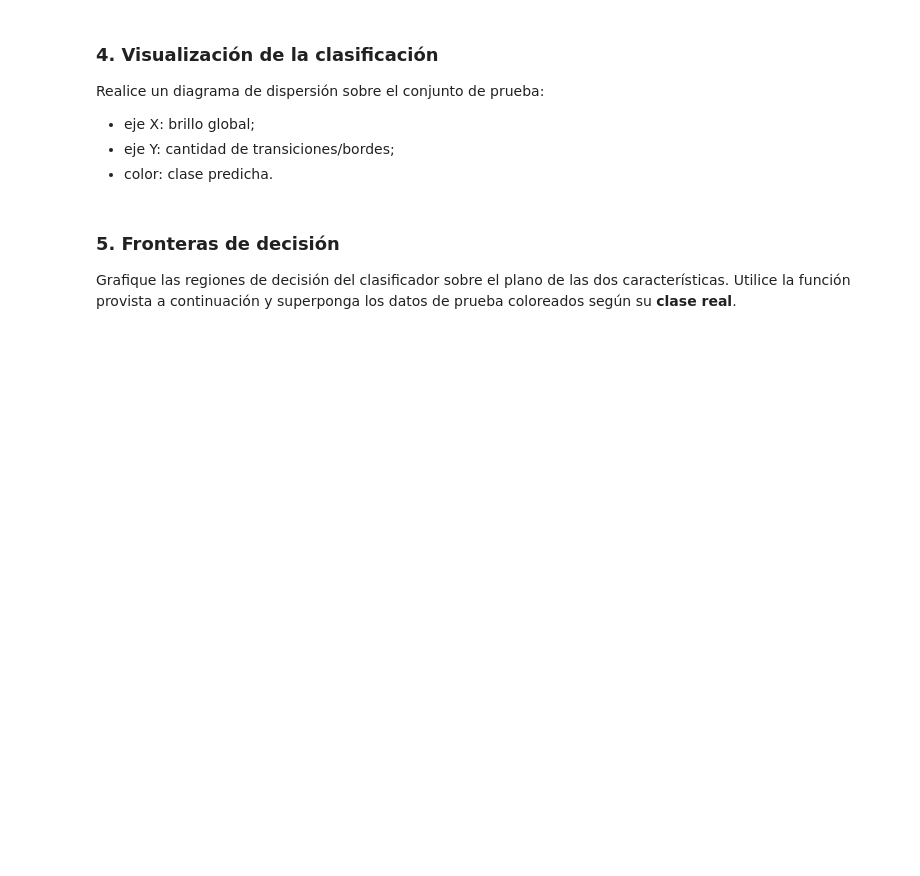
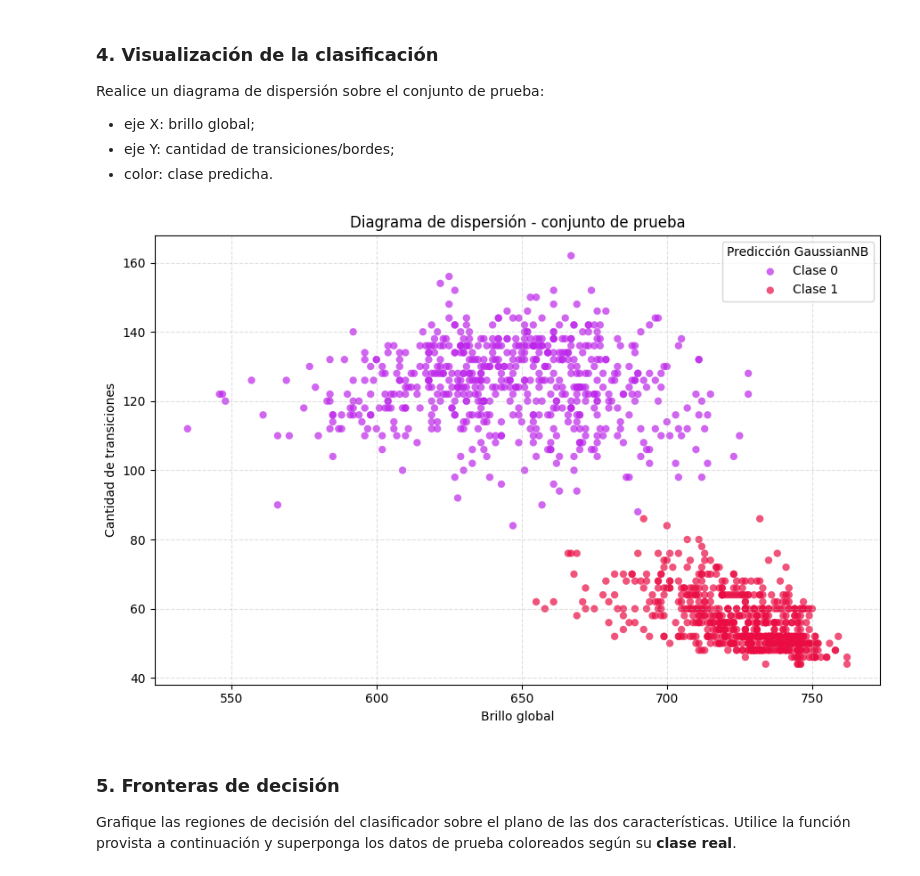
Before and after one commit to LuciaSaravia/Aprendizaje-Automatico, a Jupyter notebook: Actividad7_NaiveBayes_grupo5.ipynb, the cells around one changed output. Cells and saved outputs as stored; diff of their text form; code cells hidden in the pictures; blank space fills up the shorter version.

```diff
--- a/Actividad7_NaiveBayes_grupo5.ipynb
+++ b/Actividad7_NaiveBayes_grupo5.ipynb
@@ -458,3 +604,25 @@ Construya matrices de características de dos columnas para entrenamiento y prue
 ### 3. Entrenamiento y evaluación
 
 Entrene `GaussianNB` con las dos características. Obtenga las predicciones, la exactitud, la matriz de confusión y el `classification_report`. Investigue que devuelve `classification_report`
+# %%
+# Entrenar GaussianNB con las dos características
+gnb_2 = GaussianNB()
+gnb_2.fit(X_train_1, y_train_1)
+
+# Predicciones y métricas sobre el conjunto de prueba
+y_pred_2 = gnb_2.predict(X_test_1)
+acc_2 = accuracy_score(y_test_1, y_pred_2)
+matriz_confusion = confusion_matrix(y_test_1, y_pred_2, labels=[0, 1])
+
+print(f"Predicciones: {y_pred_2}")
+print(f"Accuracy: {acc_2:.4f}")
+print("Matriz de confusión (filas = clase real, columnas = predicha):")
+print(matriz_confusion)
+print("\nInforme de clasificación:")
+print(classification_report(
+    y_test_1,
+    y_pred_2,
+    labels=[0, 1],
+    target_names=["Clase 0", "Clase 1"],
+    zero_division=0
+))
@@ -466,6 +654,29 @@ Realice un diagrama de dispersión sobre el conjunto de prueba:
 - eje X: brillo global;
 - eje Y: cantidad de transiciones/bordes;
 - color: clase predicha.
+# %%
+plt.figure(figsize=(9, 6))
+
+for clase, color in [(0, "#bd25eb"), (1, "#ea0c43")]:
+    mascara = y_pred_2 == clase
+    plt.scatter(
+        X_test_1[mascara, 0],
+        X_test_1[mascara, 1],
+        color=color,
+        label=f"Clase {clase}",
+        alpha=0.7,
+        edgecolors="none",
+    )
+
+plt.title("Diagrama de dispersión - conjunto de prueba")
+plt.xlabel("Brillo global")
+plt.ylabel("Cantidad de transiciones")
+plt.legend(title="Predicción GaussianNB")
+plt.grid(True, linestyle="--", alpha=0.4)
+plt.tight_layout()
+plt.show()
+# %% [output]
+[figure, added]
 # %% [markdown]
 ### 5. Fronteras de decisión
 
```
Also changed, not shown: parts of 29 cells of this notebook.
